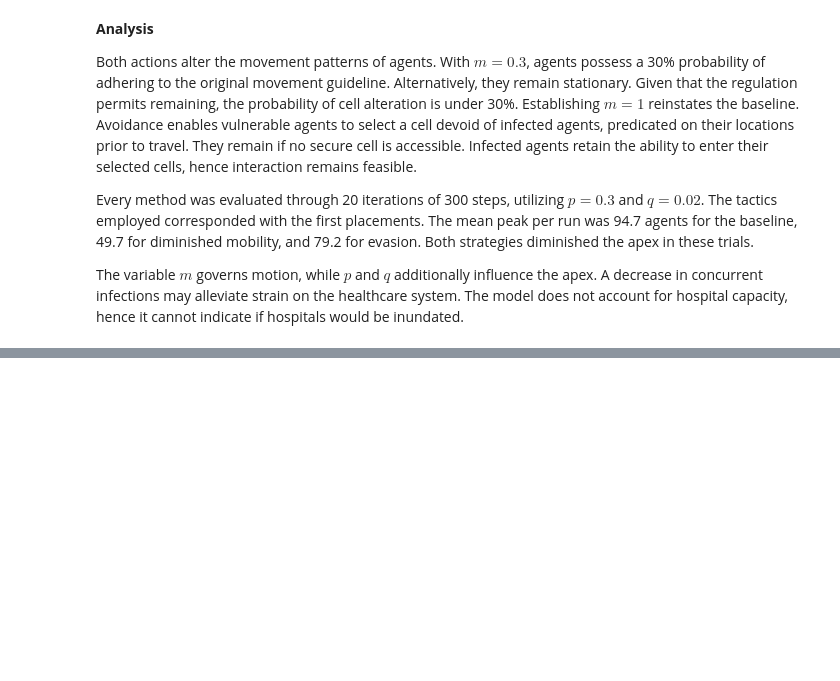
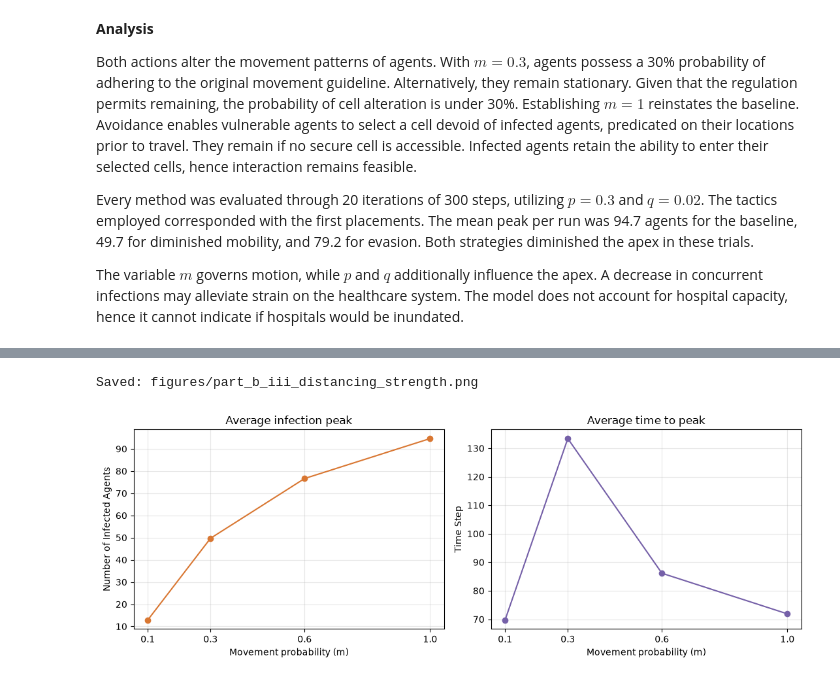
Before and after one commit to zxc12a8/BMI500-HW7-Agent-Based-Modeling, a Jupyter notebook: q2.ipynb, the cells around one changed output, grey strips where cells are left out. Drawn from its saved outputs; the diff is of its cells as text; code cells hidden in the pictures; blank space fills up the shorter version.

Commit message:
Complete distancing and density experiments with report and slides

```diff
--- a/q2.ipynb
+++ b/q2.ipynb
@@ -370,0 +511,26 @@ The variable $m$ governs motion, while $p$ and $q$ additionally influence the ap
+# %%
+plot_colors = ["#D97732", "#7560A8"]
+fig, axes = plt.subplots(1, 2, figsize=(11, 4))
+
+axes[0].plot(distancing_table["m"], distancing_table["Mean peak infected"],
+             marker="o", color=plot_colors[0])
+axes[0].set_title("Average infection peak")
+axes[0].set_ylabel("Number of Infected Agents")
+axes[1].plot(distancing_table["m"], distancing_table["Mean time to peak"],
+             marker="o", color=plot_colors[1])
+axes[1].set_title("Average time to peak")
+axes[1].set_ylabel("Time Step")
+for ax in axes:
+    ax.set_xlabel("Movement probability (m)")
+    ax.set_xticks(sorted(distancing_values))
+    ax.grid(alpha=0.3)
+fig.tight_layout()
+# Save this figure in the homework figures folder.
+figure_path = Path("figures") / "part_b_iii_distancing_strength.png"
+figure_path.parent.mkdir(parents=True, exist_ok=True)
+fig.savefig(figure_path, dpi=200, bbox_inches="tight")
+print(f"Saved: {figure_path}")
+plt.show()
+# %% [output]
+Saved: figures/part_b_iii_distancing_strength.png
+[figure, added]
```
Also changed, not shown: parts of 16 cells of this notebook, 8 other files.
